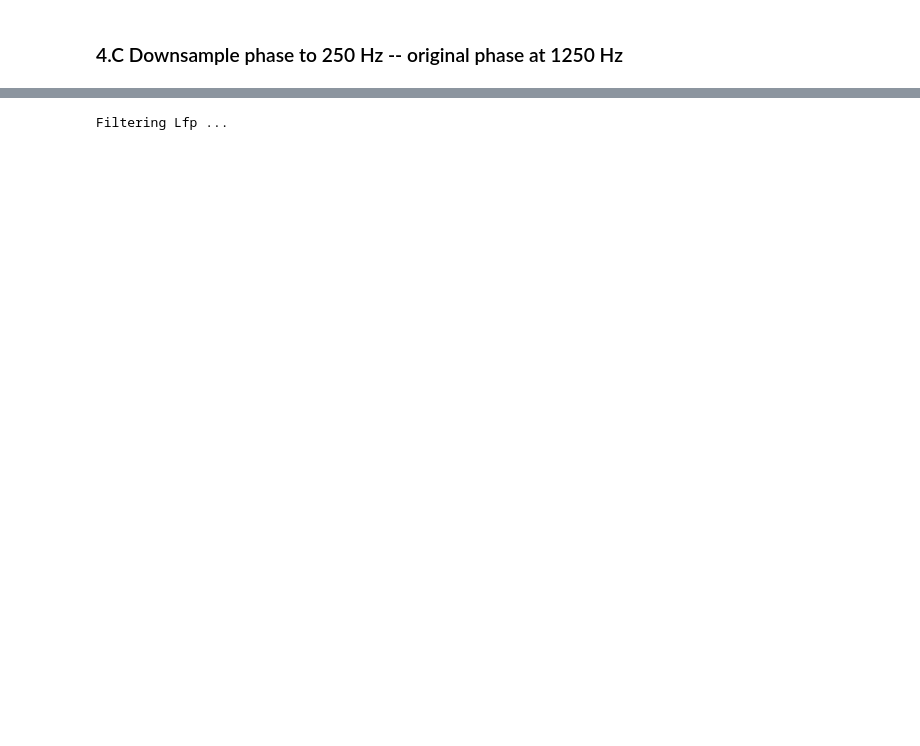
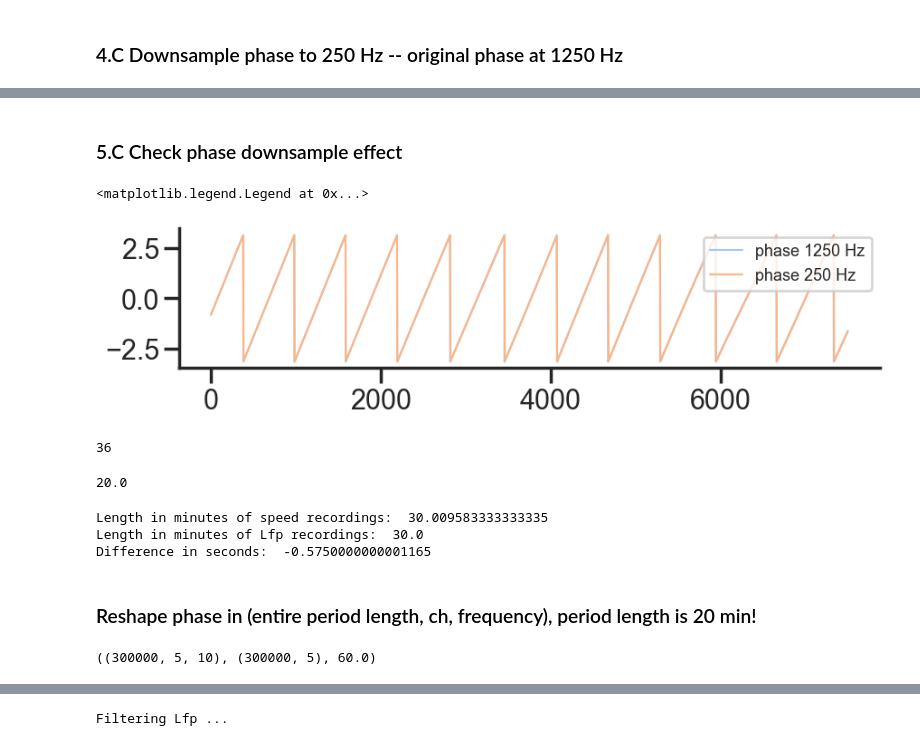
Before and after one commit to gdelfe/Ketamine_effects_on_the_brain, a Jupyter notebook: python/Place_cells_spike_analysis.ipynb, the cells around one changed output, grey strips where cells are left out. Cells and saved outputs as stored; diff of their text form; code cells hidden in the pictures; blank space fills up the shorter version.

```diff
--- a/python/Place_cells_spike_analysis.ipynb
+++ b/python/Place_cells_spike_analysis.ipynb
@@ -882,0 +888,45 @@ if bad_flag:
+# %% [markdown]
+### 5.C Check phase downsample effect
+# %%
+minute = 0
+ch = 0
+fs = 1250
+duration = 6
+f_idx = 0
+
+t = np.linspace(0,duration*fs,duration*fs)
+t_down = np.linspace(0,duration*fs,int(duration*fs/5))
+
+plt.figure(figsize=(10,2))
+plt.plot(t,phase_B_up[minute,0:fs*duration,ch,f_idx], linewidth=1.5)
+plt.plot(t_down,phase_B[minute,0:int(fs/5*duration),ch,f_idx], linewidth=1.5)
+plt.legend(['phase 1250 Hz','phase 250 Hz'], loc='upper right',fontsize=13)
+# plt.grid(linewidth=0.5)
+# %% [output]
+<matplotlib.legend.Legend at 0x...>
+[figure, added]
+# %%
+len(speed)
+# %% [output]
+36
+# %%
+lfp_B.shape[1]/1250/60*20
+# speed[sess].shape
+# %% [output]
+20.0
+# %%
+print('Length in minutes of speed recordings: ',(speed[sess].size)/100/60/4)
+print('Length in minutes of Lfp recordings: ',(lfp_B.shape[1])/1250/60*20 + 10)
+print('Difference in seconds: ', ((lfp_B.shape[1])/1250/60*20 + 10 - speed[sess].size/100/60/4)*60)
+# %% [output]
+Length in minutes of speed recordings:  30.009583333333335
+Length in minutes of Lfp recordings:  30.0
+Difference in seconds:  -0.5750000000001165
+# %% [markdown]
+### Reshape phase in (entire period length, ch, frequency), period length is 20 min!
+# %%
+phase_BR = phase_B.reshape(-1,phase_B.shape[2],phase_B.shape[3])
+mask_BR = mask_Bd.reshape(-1,mask_Bd.shape[2])
+phase_BR.shape, mask_BR.shape, mask_BR.shape[0]/250/20
+# %% [output]
+((300000, 5, 10), (300000, 5), 60.0)
```
Also changed, not shown: parts of 35 cells of this notebook.
